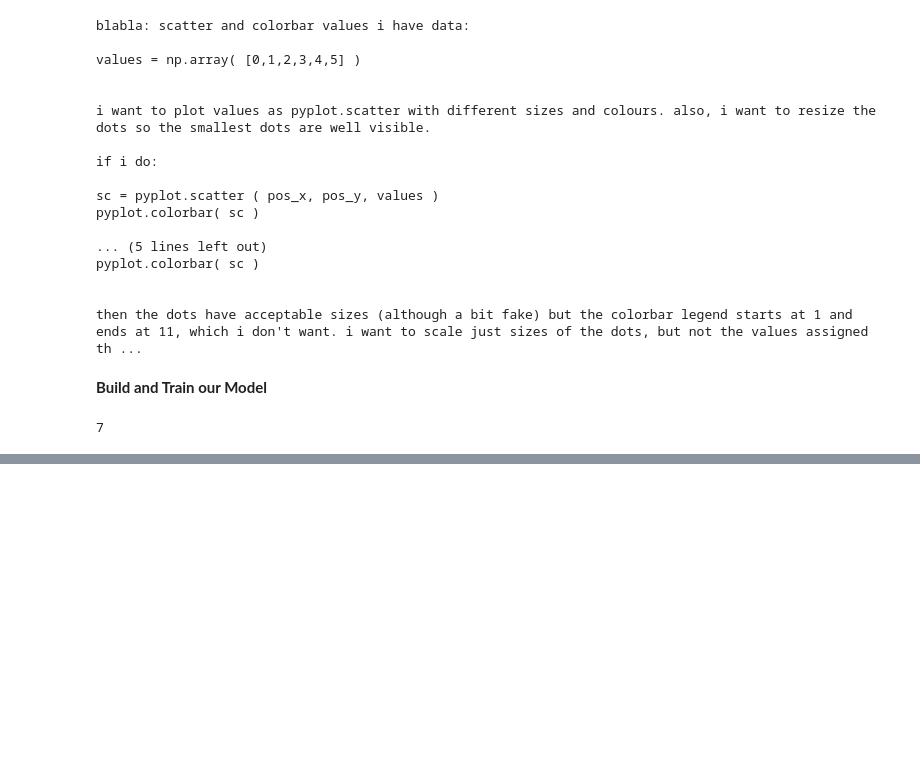
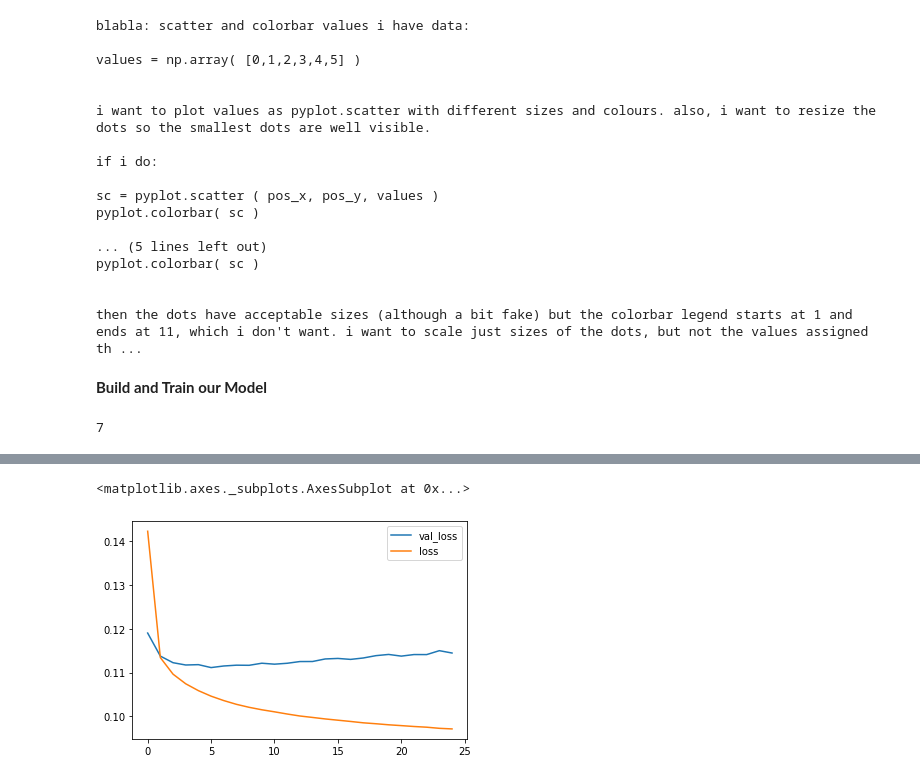
Before and after one commit to RanjitMane7/stackoverflow-que-tags, a Jupyter notebook: stackoverflow_que_tags.ipynb, the cells around one changed output, grey strips where cells are left out. Saved outputs shown, nothing was run; the diff lists cells and outputs as text; code cells hidden in the pictures; blank space fills up the shorter version.

```diff
--- a/stackoverflow_que_tags.ipynb
+++ b/stackoverflow_que_tags.ipynb
@@ -276,6 +280,6 @@ Non-trainable params: 0
 _________________________________________________________________
 # %%
 ## Train
-model.fit(body_train, train_tags, epochs=25, batch_size=128, validation_split=0.1)
+model.fit(body_train, train_tags, epochs=25, batch_size=128, validation_split=0.1, verbose=1)
 # %% [output]
 Epoch 1/25
@@ -298,4 +302,11 @@ Epoch 25/25
 <tensorflow.python.keras.callbacks.History at 0x...>
+# %%
+losses = pd.DataFrame(model.history.history)
+# %%
+losses[['val_loss', 'loss']].plot()
+# %% [output]
+<matplotlib.axes._subplots.AxesSubplot at 0x...>
+[figure, added]
 # %%
 ## Evalute
 model.evaluate(body_test, test_tags, batch_size=128)
```
Also changed, not shown: parts of 27 cells of this notebook.
